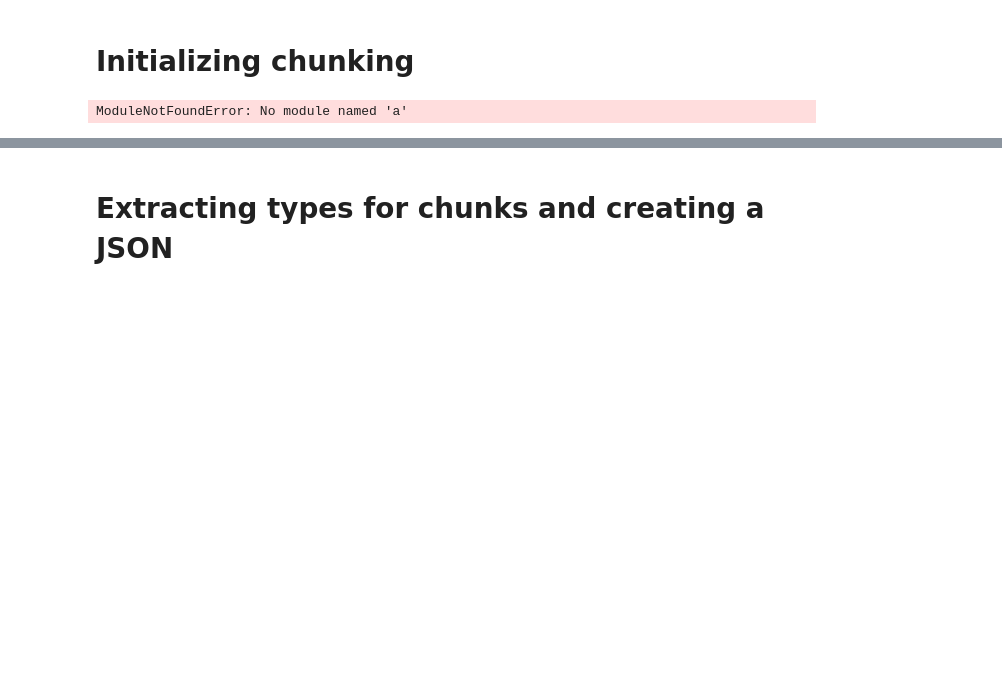
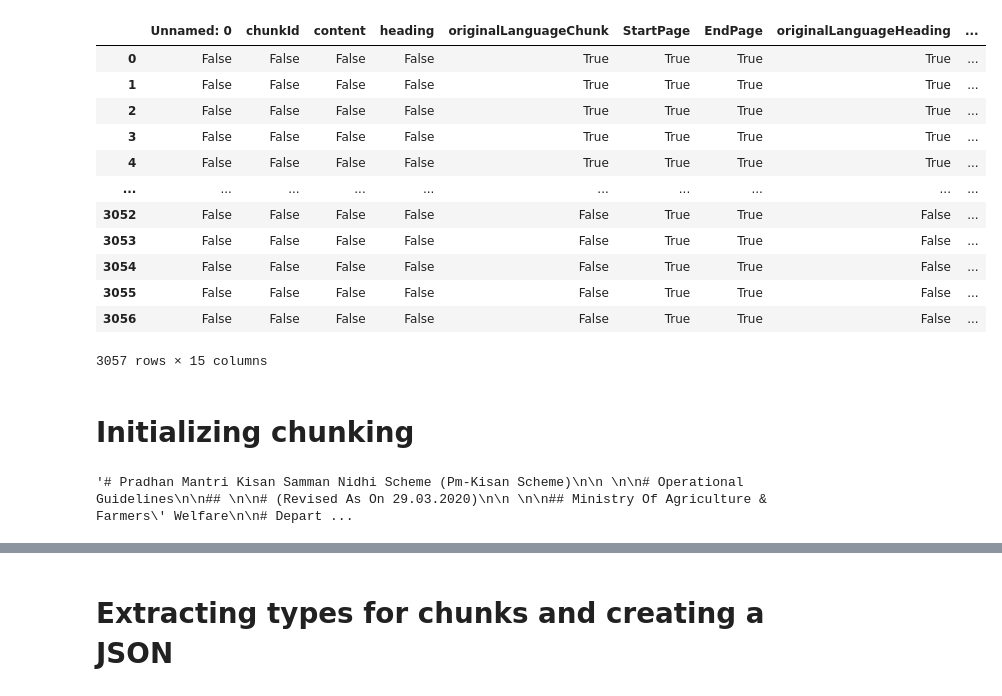
Before and after one commit to rachitavya/PDF-Parser, a Jupyter notebook: md_to_csv.ipynb, the cells around one changed output, grey strips where cells are left out. Cells and saved outputs as stored; diff of their text form; code cells hidden in the pictures; blank space fills up the shorter version.

```diff
--- a/md_to_csv.ipynb
+++ b/md_to_csv.ipynb
@@ -1,16 +55,32 @@
+# %%
+combined_df.isna()
+# %% [output]
+|  | Unnamed: 0 | chunkId | content | heading | originalLanguageChunk | StartPage | EndPage | originalLanguageHeading | ... |
+| 0 | False | False | False | False | True | True | True | True | ... |
+| 1 | False | False | False | False | True | True | True | True | ... |
+| 2 | False | False | False | False | True | True | True | True | ... |
+| 3 | False | False | False | False | True | True | True | True | ... |
+| 4 | False | False | False | False | True | True | True | True | ... |
+| ... | ... | ... | ... | ... | ... | ... | ... | ... | ... |
+| 3052 | False | False | False | False | False | True | True | False | ... |
+| 3053 | False | False | False | False | False | True | True | False | ... |
+| 3054 | False | False | False | False | False | True | True | False | ... |
+| 3055 | False | False | False | False | False | True | True | False | ... |
+| 3056 | False | False | False | False | False | True | True | False | ... |
+3057 rows × 15 columns
 # %% [markdown]
 # Initializing chunking
 # %%
-import a
-file_name='input/md/hindi/Natural_Farming_Kharif_Booklet.md'
+file_name='input/md/english/RevisedPM-KISANOperationalGuidelines(English).md'
 md_file=open(file_name,'r',encoding='utf-8')
 md=md_file.read()
 chunks=md.split('\n')
-
+chunks=[i.strip() for i in chunks]
+md
 # chunks=[chunk for chunk in chunks if chunk!='']
 # for chunk in chunks:
 #     print(chunk,end='\n*****\n')
 # %% [output]
-ModuleNotFoundError: No module named 'a'
+'# Pradhan Mantri Kisan Samman Nidhi Scheme (Pm-Kisan Scheme)\n\n \n\n# Operational Guidelines\n\n## \n\n# (Revised As On 29.03.2020)\n\n \n\n## Ministry Of Agriculture & Farmers\' Welfare\n\n# Depart ...
 # %%
 chunks
```
Also changed, not shown: parts of 48 cells of this notebook, 43 other files.
